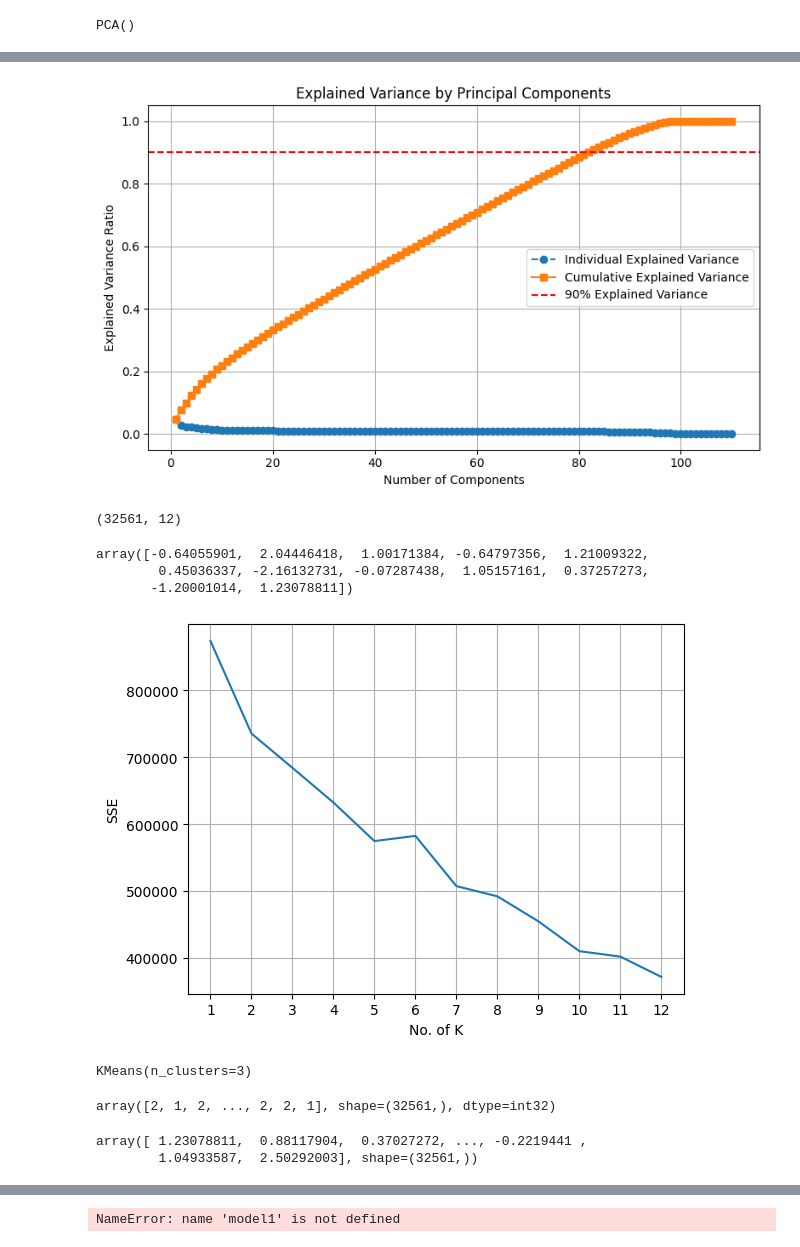
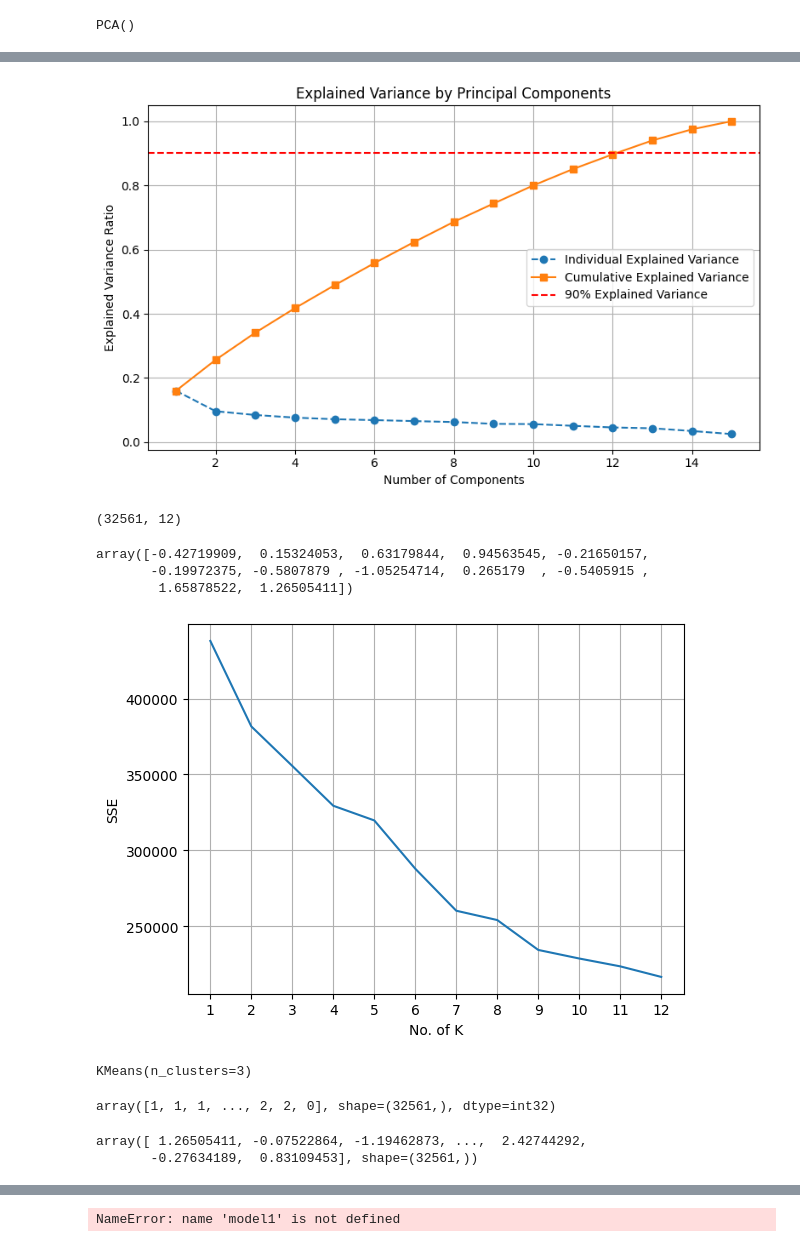
Before and after one commit to salgotramehak2011-ui/PYTHONGENAI, a Jupyter notebook: DSJUP/M_Learing/Kmeans_on_mydata.ipynb, the cells around one changed output, grey strips where cells are left out. Drawn from its saved outputs; the diff is of its cells as text; code cells hidden in the pictures.

```diff
--- a/DSJUP/M_Learing/Kmeans_on_mydata.ipynb
+++ b/DSJUP/M_Learing/Kmeans_on_mydata.ipynb
@@ -44,8 +44,7 @@ Data columns (total 15 columns):
 dtypes: int64(6), object(9)
 memory usage: 3.7+ MB
 # %%
-# from sklearn.preprocessing import StandardScaler
-# sc=StandardScaler()
-# df2=sc.fit_transform(df)
-# df2[0]
-df.dtypes
+from  sklearn.preprocessing import LabelEncoder
+lb = LabelEncoder()
+for col in df.select_dtypes(include='object').columns:
+    df[col] = lb.fit_transform(df[col])
@@ -132,40 +92,18 @@ array([4.76441820e-02, 2.87273037e-02, 2.37915486e-02, 2.23004496e-02,
 # %%
-# plt.figure(figsize=(8, 5))
-# plt.plot(range(1,16), explained_var, marker='o', linestyle='--', label='Individual Explained Variance')
-# plt.plot(range(1,16), explained_var.cumsum(), marker='s', linestyle='-', label='Cumulative Explained Variance')
-# plt.axhline(y=0.9, color='red', linestyle='--', label='90% Explained Variance')  # 🔴 This is the key addition
-
-# plt.title('Explained Variance by Principal Components')
-# plt.xlabel('Number of Components')
-# plt.ylabel('Explained Variance Ratio')
-# plt.legend()
-# plt.grid(True)
-# plt.tight_layout()
-# plt.show()
-
-
-plt.figure(figsize=(8,5))
-
-x = range(1, len(explained_var) + 1)
-
-plt.plot(x, explained_var, marker='o', linestyle='--',
-         label='Individual Explained Variance')
-
-plt.plot(x, explained_var.cumsum(), marker='s', linestyle='-',
-         label='Cumulative Explained Variance')
-
-plt.axhline(y=0.9, color='red', linestyle='--',
-            label='90% Explained Variance')
+plt.figure(figsize=(8, 5))
+plt.plot(range(1,16), explained_var, marker='o', linestyle='--', label='Individual Explained Variance')
+plt.plot(range(1,16), explained_var.cumsum(), marker='s', linestyle='-', label='Cumulative Explained Variance')
+plt.axhline(y=0.9, color='red', linestyle='--', label='90% Explained Variance')  # 🔴 This is the key addition
 
 plt.title('Explained Variance by Principal Components')
 plt.xlabel('Number of Components')
 plt.ylabel('Explained Variance Ratio')
 plt.legend()
 plt.grid(True)
 plt.tight_layout()
 plt.show()
 # %% [output]
-[figure, old version]
+[figure, new version]
 # %%
 pca2 = PCA(n_components=12)
 pc_df = pca2.fit_transform(df2)
@@ -176,9 +114,9 @@ pc_df.shape
 # %%
 pc_df[0]
 # %% [output]
-array([-0.64055901,  2.04446418,  1.00171384, -0.64797356,  1.21009322,
-        0.45036337, -2.16132731, -0.07287438,  1.05157161,  0.37257273,
-       -1.20001014,  1.23078811])
+array([-0.42719909,  0.15324053,  0.63179844,  0.94563545, -0.21650157,
+       -0.19972375, -0.5807879 , -1.05254714,  0.265179  , -0.5405915 ,
+        1.65878522,  1.26505411])
 # %%
 from sklearn.cluster import KMeans
 sse = []
@@ -194,18 +132,8 @@ plt.xticks(np.arange(0,13))
 plt.grid(True)
 plt.plot(k_range,sse)
 plt.show()
-
-# plt.xlabel('No. of K')
-# plt.ylabel('SSE')
-
-# plt.xticks(np.arange(0,13))
-
-# plt.grid(True)
-# plt.plot(k_range, sse)
-
-# plt.show()
 # %% [output]
-[figure, old version]
+[figure, new version]
 # %%
 model = KMeans(n_clusters=3)
 model.fit(pc_df)
@@ -216,12 +144,12 @@ y_pred = model.predict(pc_df)
 # %%
 y_pred
 # %% [output]
-array([2, 1, 2, ..., 2, 2, 1], shape=(32561,), dtype=int32)
+array([1, 1, 1, ..., 2, 2, 0], shape=(32561,), dtype=int32)
 # %%
 pc_df[:,11]
 # %% [output]
-array([ 1.23078811,  0.88117904,  0.37027272, ..., -0.2219441 ,
-        1.04933587,  2.50292003], shape=(32561,))
+array([ 1.26505411, -0.07522864, -1.19462873, ...,  2.42744292,
+       -0.27634189,  0.83109453], shape=(32561,))
 # %%
 pc_df1 = pd.DataFrame(pc_df, columns= [f'Component{i}' for i in range(1,13)])
 # %%
```
Also changed, not shown: parts of 10 cells of this notebook, 9 other files.
